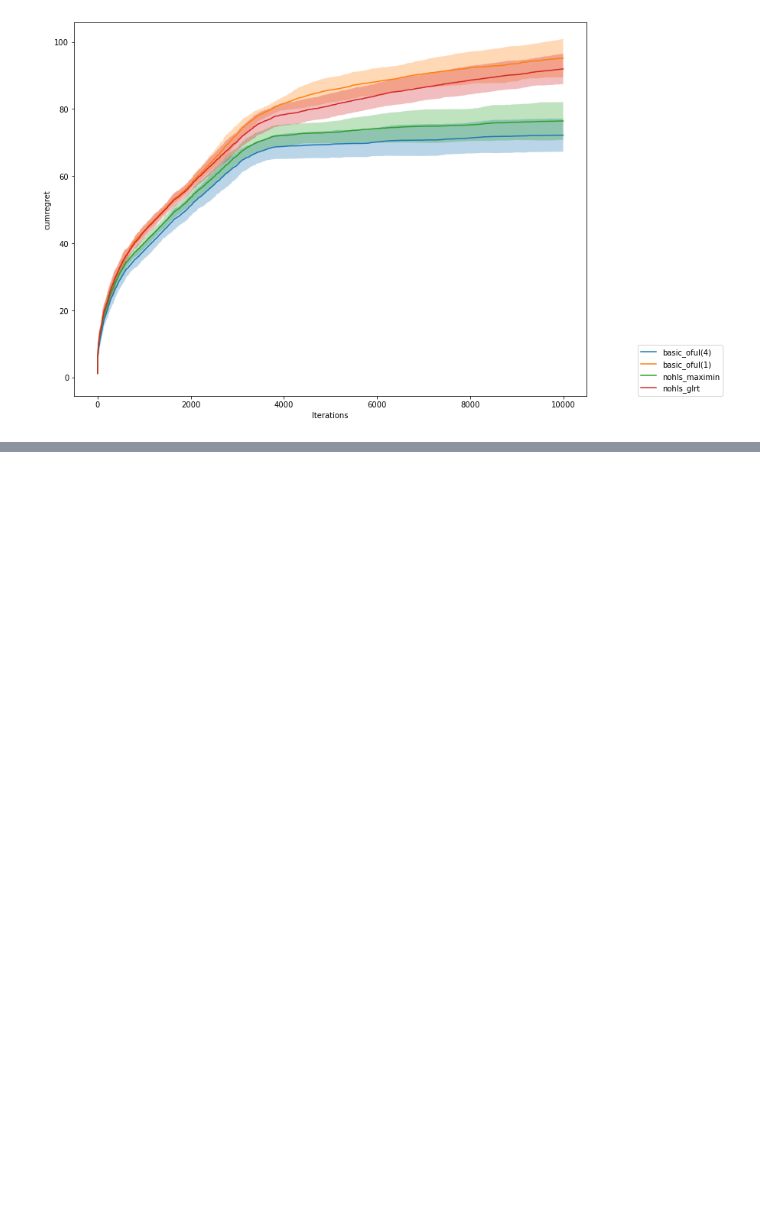
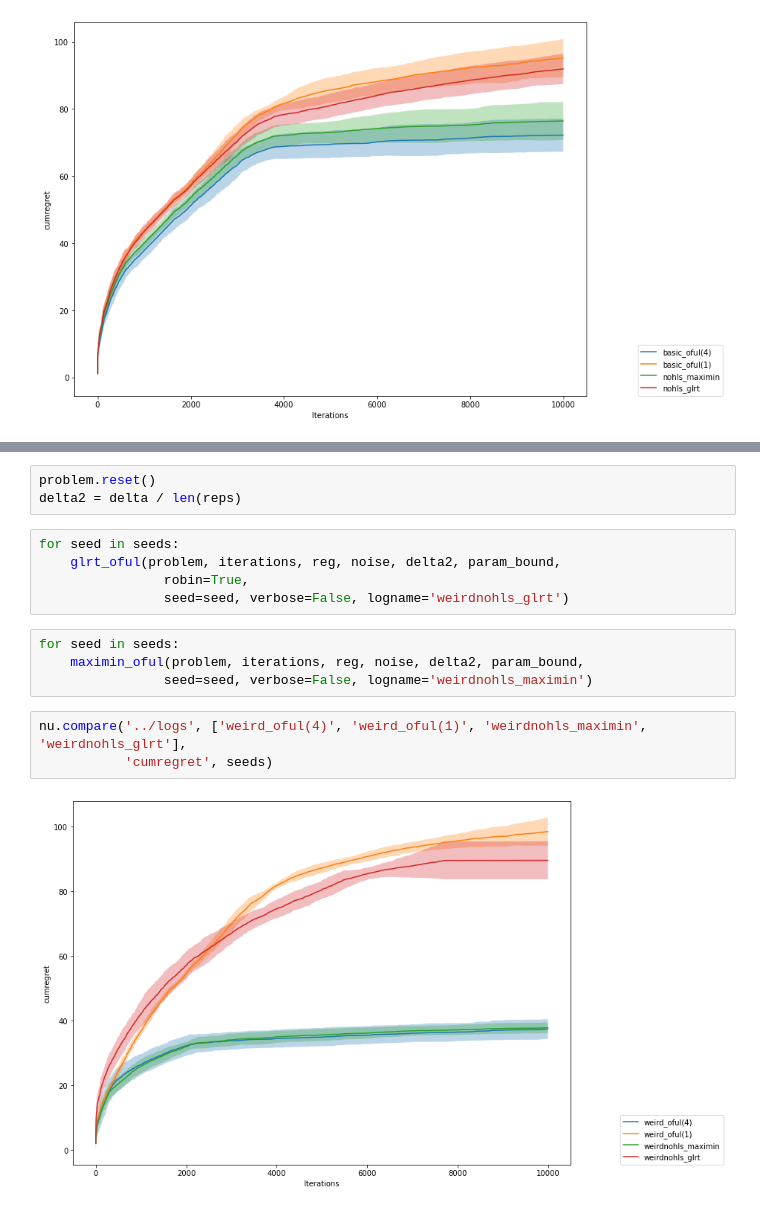
Before and after one commit to T3p/hidden-features, a Jupyter notebook: notebooks/GLRT LinUCB.ipynb, the cells around one changed output, grey strips where cells are left out. Saved outputs shown, nothing was run; the diff lists cells and outputs as text; blank space fills up the shorter version.

```diff
--- a/notebooks/GLRT LinUCB.ipynb
+++ b/notebooks/GLRT LinUCB.ipynb
@@ -127,0 +202,17 @@ nu.compare('../logs', ['basic_oful(4)', 'basic_oful(1)', 'nohls_maximin', 'nohls
+# %%
+problem.reset()
+delta2 = delta / len(reps)
+# %%
+for seed in seeds:
+    glrt_oful(problem, iterations, reg, noise, delta2, param_bound,
+                robin=True,
+                seed=seed, verbose=False, logname='weirdnohls_glrt')
+# %%
+for seed in seeds:
+    maximin_oful(problem, iterations, reg, noise, delta2, param_bound,
+                seed=seed, verbose=False, logname='weirdnohls_maximin')
+# %%
+nu.compare('../logs', ['weird_oful(4)', 'weird_oful(1)', 'weirdnohls_maximin', 'weirdnohls_glrt'],
+           'cumregret', seeds)
+# %% [output]
+[figure, added]
```
Also changed, not shown: parts of 14 cells of this notebook.
